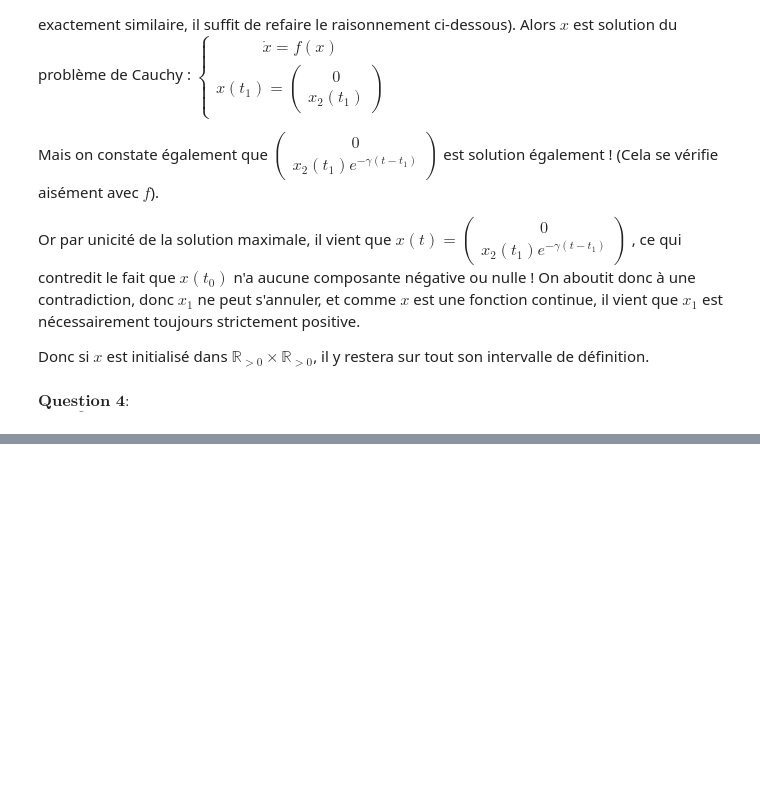
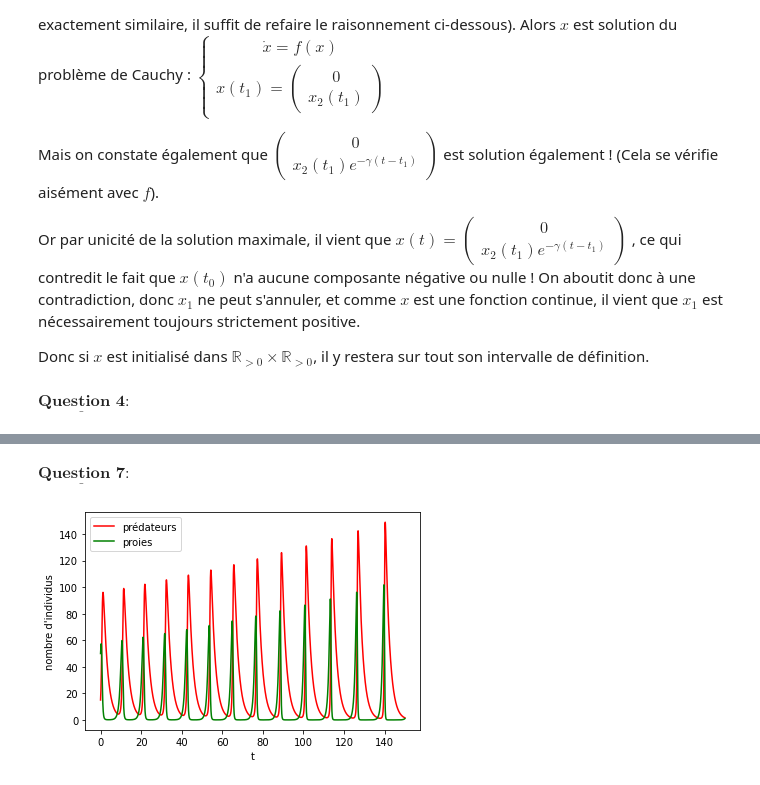
Before and after one commit to pachyvictor/projetmaths, a Jupyter notebook: proj_equadiffs.ipynb, the cells around one changed output, grey strips where cells are left out. Cells and saved outputs as stored; diff of their text form; code cells hidden in the pictures; blank space fills up the shorter version.

```diff
--- a/proj_equadiffs.ipynb
+++ b/proj_equadiffs.ipynb
@@ -119,0 +195,17 @@ $V$ est donc une fonction de Lyapunov pour le point $\bar{x}$ ! Par la caractér
+# %% [markdown]
+$\underline{\textbf{Question 7}} : $
+# %%
+def lotka(x, t):
+    return np.array([x[0]*(alpha- beta*x[1]), -x[1]*(gama - delta*x[0])])
+
+x, t = solve_euler_explicite(lotka, np.array([50, 15]), 0.01, 0, 150)
+# %%
+proies = np.array([X[0] for X in x])
+prédateurs = np.array([X[1] for X in x])
+plt.plot(t, prédateurs, 'r', label = 'prédateurs')
+plt.plot(t, proies, 'g', label = 'proies')
+plt.xlabel('t')
+plt.ylabel("nombre d'individus")
+plt.legend();
+# %% [output]
+[figure, added]
```
Also changed, not shown: parts of 23 cells of this notebook.
